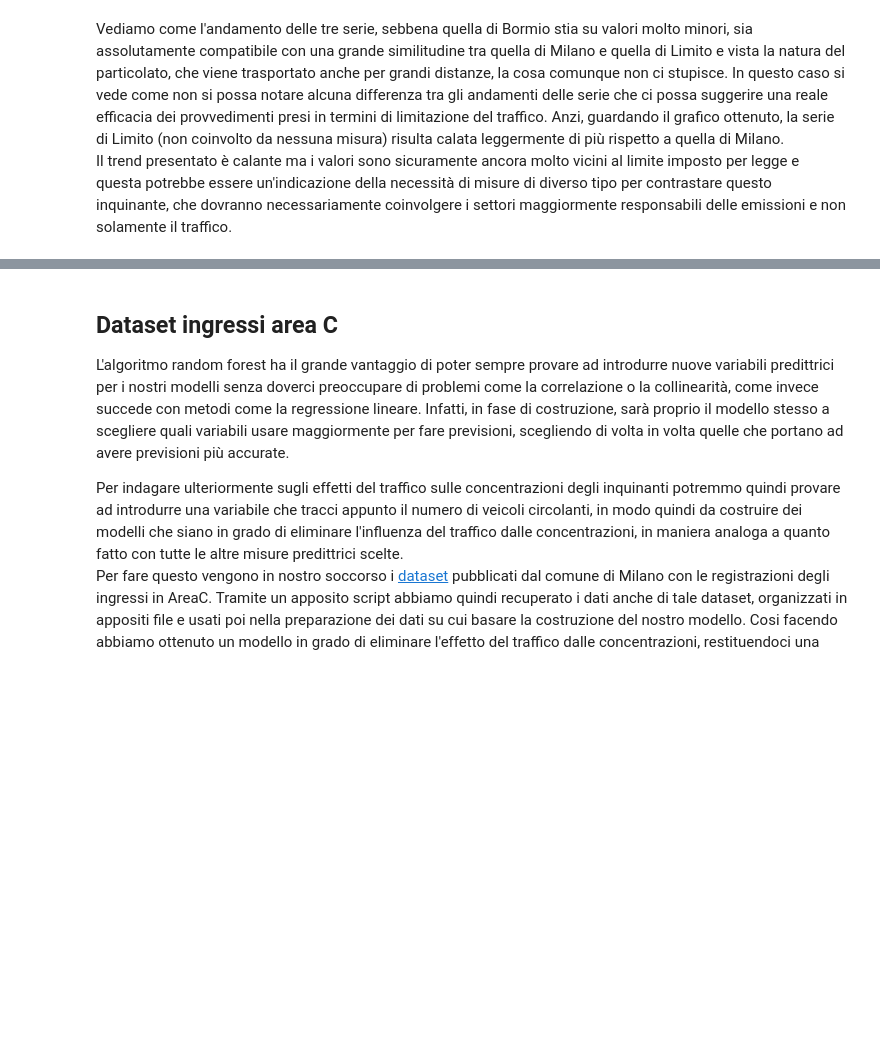
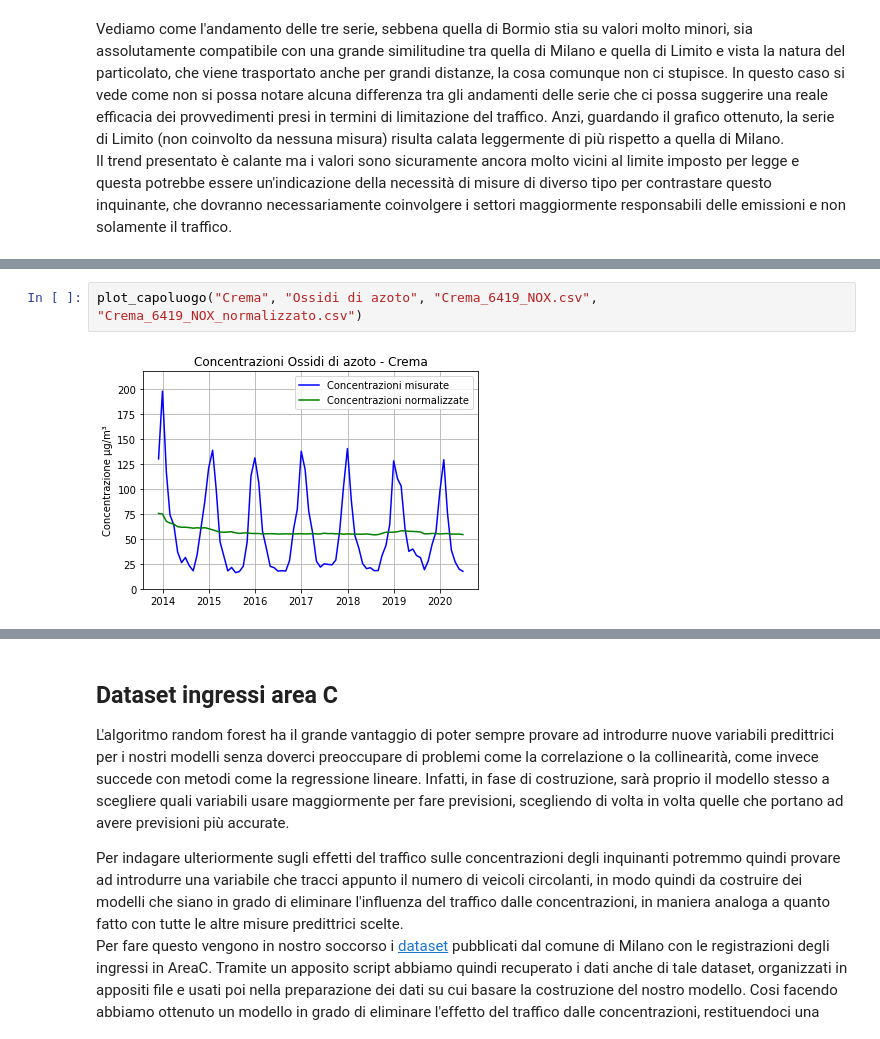
Before and after one commit to MarcoBelotti96/Tesi, a Jupyter notebook: src/AnalisiTraffico.ipynb, the cells around one changed output, grey strips where cells are left out. Cells and saved outputs as stored; diff of their text form; blank space fills up the shorter version.

```diff
--- a/src/AnalisiTraffico.ipynb
+++ b/src/AnalisiTraffico.ipynb
@@ -702,0 +734,4 @@ Il trend presentato è calante ma i valori sono sicuramente ancora molto vicini
+# %%
+plot_capoluogo("Crema", "Ossidi di azoto", "Crema_6419_NOX.csv", "Crema_6419_NOX_normalizzato.csv")
+# %% [output]
+[figure, added]
```
Also changed, not shown: parts of 50 cells of this notebook, 8 other files.
